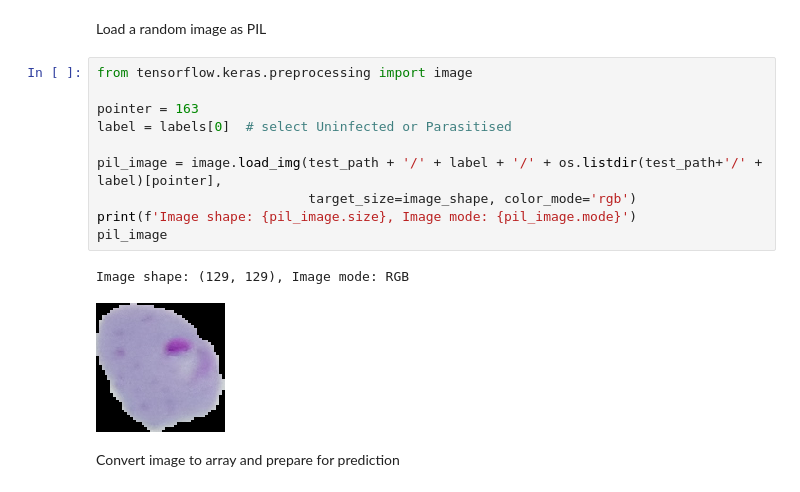
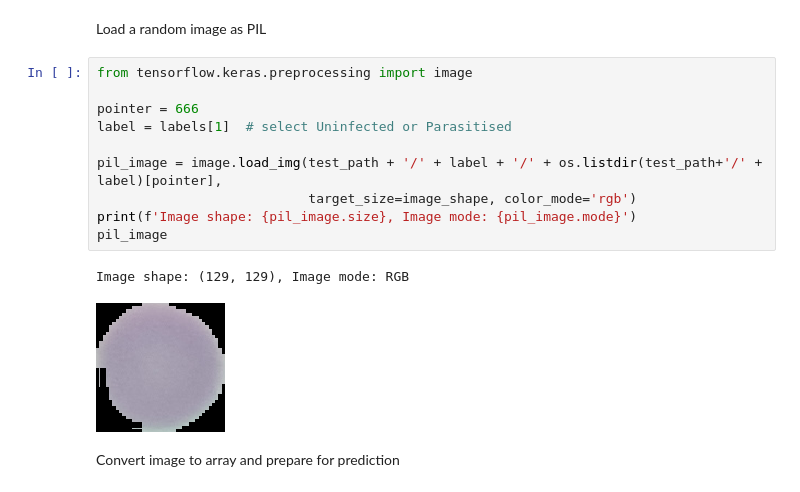
Before and after one commit to nianswe/WalkthroughProject01, a Jupyter notebook: jupyter_notebooks/03 - Modelling and Evaluating.ipynb, the cells around one changed output. Cells and saved outputs as stored; diff of their text form.

```diff
--- a/jupyter_notebooks/03 - Modelling and Evaluating.ipynb
+++ b/jupyter_notebooks/03 - Modelling and Evaluating.ipynb
@@ -382,16 +399,16 @@ Load a random image as PIL
 # %%
 from tensorflow.keras.preprocessing import image
 
-pointer = 163
-label = labels[0]  # select Uninfected or Parasitised
+pointer = 666
+label = labels[1]  # select Uninfected or Parasitised
 
 pil_image = image.load_img(test_path + '/' + label + '/' + os.listdir(test_path+'/' + label)[pointer],
                            target_size=image_shape, color_mode='rgb')
 print(f'Image shape: {pil_image.size}, Image mode: {pil_image.mode}')
 pil_image
 # %% [output]
 Image shape: (129, 129), Image mode: RGB
-[figure, old version]
+[figure, new version]
 # %% [markdown]
 Convert image to array and prepare for prediction
 # %%
```
Also changed, not shown: parts of 9 cells of this notebook, 1 other file.
